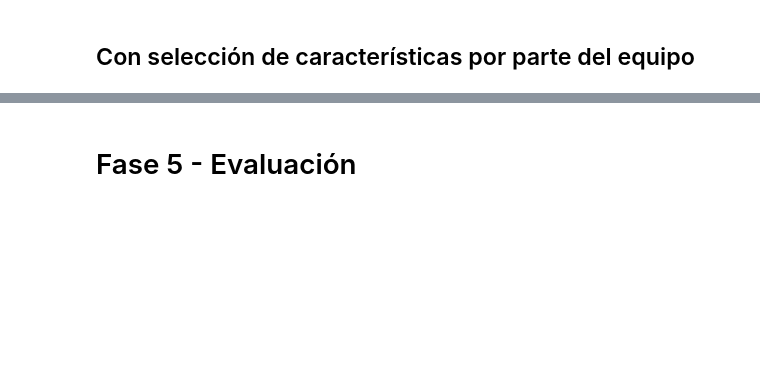
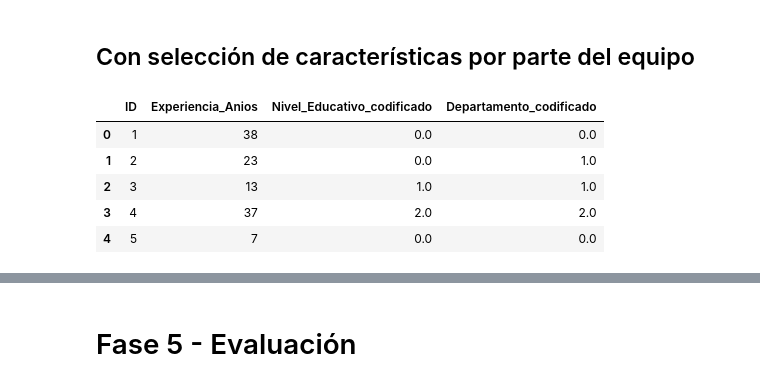
Before and after one commit to kotonitro/Inteligencia_Artificial_UBB, a Jupyter notebook: Certamen_2/620454_Base_E2_Regresion.ipynb, the cells around one changed output, grey strips where cells are left out. Saved outputs shown, nothing was run; the diff lists cells and outputs as text; code cells hidden in the pictures; blank space fills up the shorter version.

```diff
--- a/Certamen_2/620454_Base_E2_Regresion.ipynb
+++ b/Certamen_2/620454_Base_E2_Regresion.ipynb
@@ -513,4 +548,22 @@ history
 # %%
 # POR COMPLETAR
 # Vamos a trabajar con las caracteristicas de experiencia años, nivel educativo y departamento.
+# Elimina las columnas especificadas del DataFrame
+Xmod = data_final.drop([
+    "Salario_Mensual",
+    "Edad",
+    "Horas_Entrenamiento_Mensual",
+    "Satisfaccion_Laboral_codificado",
+    "Remoto_codificado"
+], axis=1)
+
+# Mostramos las primeras filas del nuevo DataFrame
+Xmod.head()
 # la razón es que son en nuestra opinion las variables que más influyen en el salario mensual.
+# %% [output]
+|  | ID | Experiencia_Anios | Nivel_Educativo_codificado | Departamento_codificado |
+| 0 | 1 | 38 | 0.0 | 0.0 |
+| 1 | 2 | 23 | 0.0 | 1.0 |
+| 2 | 3 | 13 | 1.0 | 1.0 |
+| 3 | 4 | 37 | 2.0 | 2.0 |
+| 4 | 5 | 7 | 0.0 | 0.0 |
```
Also changed, not shown: parts of 63 cells of this notebook.
